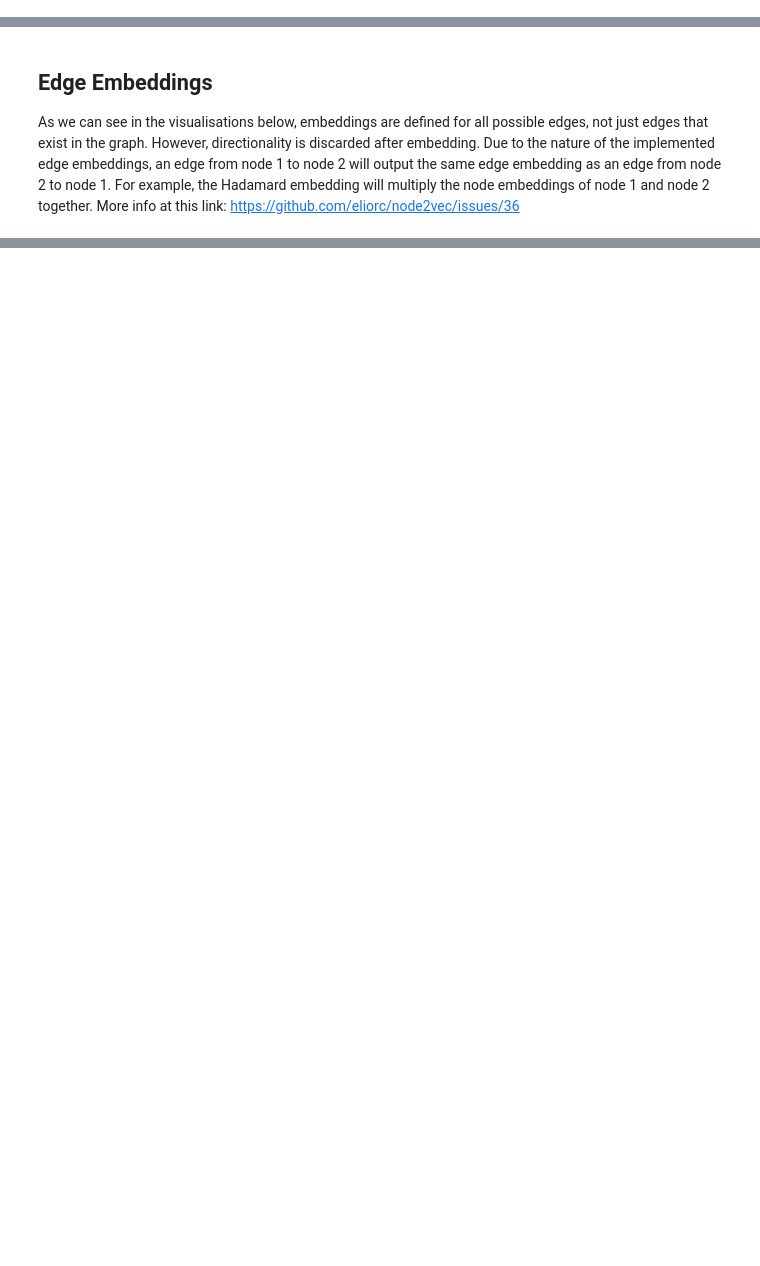
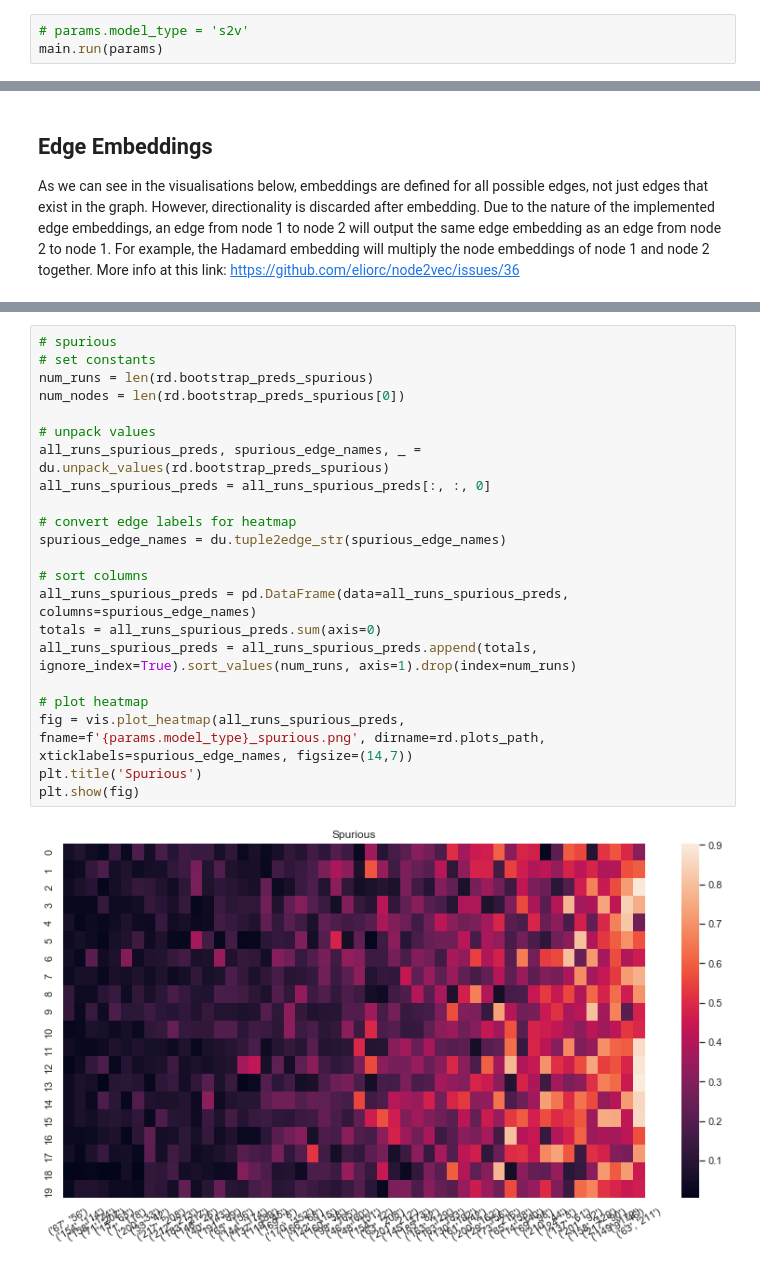
Before and after one commit to regenworm/thesis_msc_ai, a Jupyter notebook: code/Embedding visualisation.ipynb, the cells around one changed output, grey strips where cells are left out. Drawn from its saved outputs; the diff is of its cells as text; blank space fills up the shorter version.

```diff
--- a/code/Embedding visualisation.ipynb
+++ b/code/Embedding visualisation.ipynb
@@ -26,0 +17,3 @@ Currently t
+# %%
+# params.model_type = 's2v'
+main.run(params)
@@ -183,0 +108,24 @@ embeddings2dedges = du.vis_edge_embeddings(data, model.ee_kv.vectors, correct)
+# %%
+# spurious
+# set constants
+num_runs = len(rd.bootstrap_preds_spurious)
+num_nodes = len(rd.bootstrap_preds_spurious[0])
+
+# unpack values
+all_runs_spurious_preds, spurious_edge_names, _ = du.unpack_values(rd.bootstrap_preds_spurious)
+all_runs_spurious_preds = all_runs_spurious_preds[:, :, 0]
+
+# convert edge labels for heatmap
+spurious_edge_names = du.tuple2edge_str(spurious_edge_names)
+
+# sort columns
+all_runs_spurious_preds = pd.DataFrame(data=all_runs_spurious_preds, columns=spurious_edge_names)
+totals = all_runs_spurious_preds.sum(axis=0)
+all_runs_spurious_preds = all_runs_spurious_preds.append(totals, ignore_index=True).sort_values(num_runs, axis=1).drop(index=num_runs)
+
+# plot heatmap
+fig = vis.plot_heatmap(all_runs_spurious_preds, fname=f'{params.model_type}_spurious.png', dirname=rd.plots_path, xticklabels=spurious_edge_names, figsize=(14,7))
+plt.title('Spurious')
+plt.show(fig)
+# %% [output]
+[figure, added]
```
Also changed, not shown: parts of 21 cells of this notebook, 5 other files.
